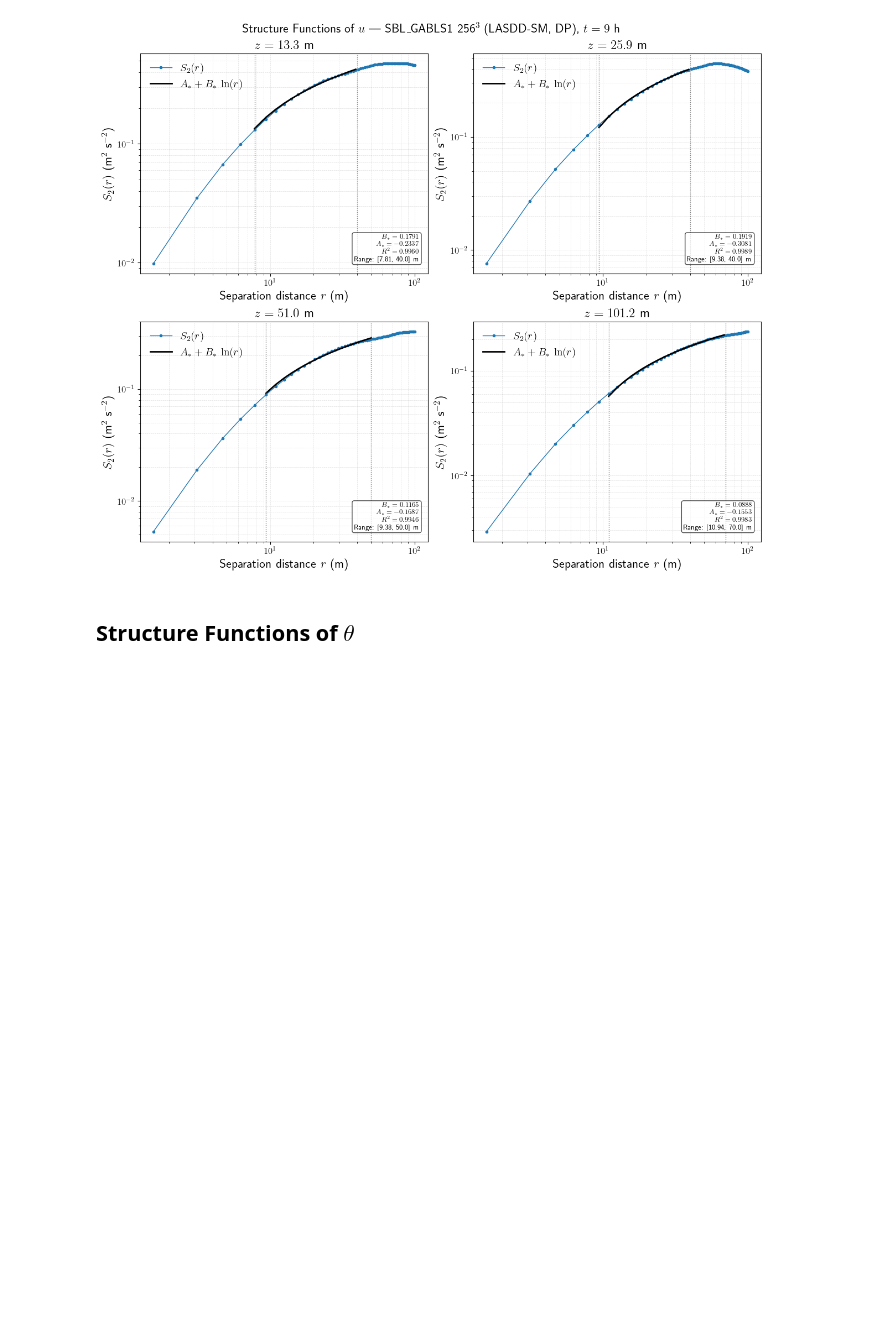
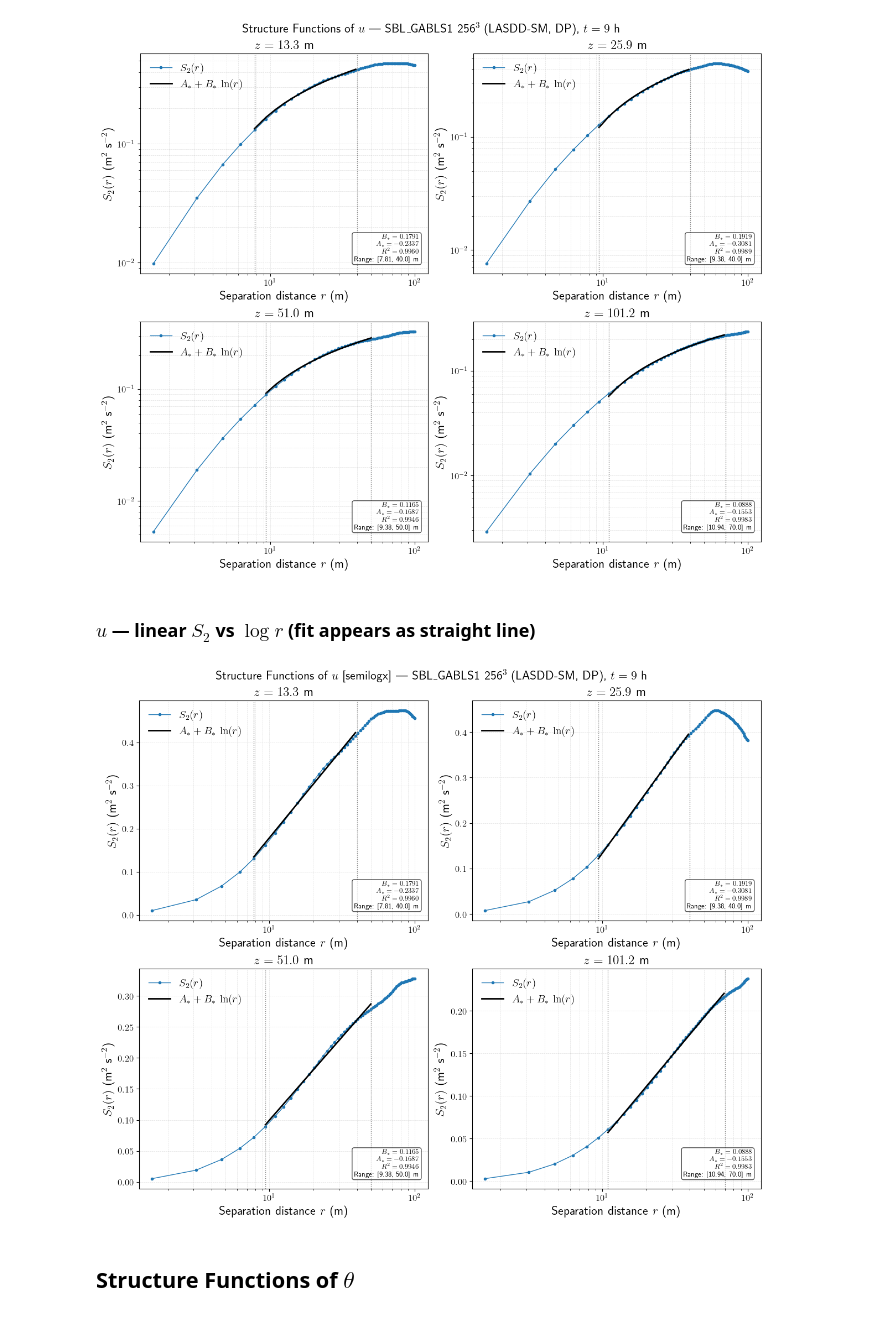
Before and after one commit to Sukantabasu/jax-alfa, a Jupyter notebook: docs/source/examples/SBL_GABLS1/notebooks/SBL_GABLS1_StructureFunctions_lnr.ipynb, the cells around one changed output. Saved outputs shown, nothing was run; the diff lists cells and outputs as text; code cells hidden in the pictures; blank space fills up the shorter version.

```diff
--- a/docs/source/examples/SBL_GABLS1/notebooks/SBL_GABLS1_StructureFunctions_lnr.ipynb
+++ b/docs/source/examples/SBL_GABLS1/notebooks/SBL_GABLS1_StructureFunctions_lnr.ipynb
@@ -79,29 +79,30 @@ dx = 1.5625 m
 ### Structure function and adaptive ln(r) fit
 # %%
 def StructureFunction1D_LES(X, max_r=None):
-    """Second-order longitudinal structure function along axis 0, averaged over axis 1."""
+    """Longitudinal structure functions (orders 1–4) along axis 0, averaged over axis 1.
+
+    Returns
+    -------
+    S  : ndarray (4, max_r) — S[q-1, r-1] = <|X(x+r) - X(x)|^q>  for q = 1, 2, 3, 4
+    rr : ndarray (max_r,)  — lag indices [1, 2, ..., max_r]
+    """
     NI, NJ = X.shape
     if max_r is None:
         max_r = NI - 1
     max_r = min(max_r, NI - 1)
-    S = np.zeros((3, max_r))
+    S = np.zeros((4, max_r))
     for r in range(1, max_r + 1):
         d = np.abs(X[r:, :] - X[:NI - r, :])
         S[0, r - 1] = d.mean()
         S[1, r - 1] = (d ** 2).mean()
         S[2, r - 1] = (d ** 3).mean()
+        S[3, r - 1] = (d ** 4).mean()
     rr = np.arange(1, max_r + 1)
     return S, rr
 
 
 def fit_lnr(r_m, S2, r_lo, r_hi):
     """Fit S2 = A* + B* * ln(r) over the prescribed range [r_lo, r_hi].
-
-    Parameters
-    ----------
-    r_m        : 1-D array of all separations (m)
-    S2         : 1-D array of second-order structure function values
-    r_lo, r_hi : fit range endpoints (m)
 
     Returns
     -------
@@ -181,6 +182,51 @@ u  z=25.9   m: B*=0.1919, A*=-0.3081, R2=0.9989
 u  z=51.0   m: B*=0.1165, A*=-0.1687, R2=0.9946
 u  z=101.2  m: B*=0.0888, A*=-0.1553, R2=0.9983
 [figure]
+# %% [markdown]
+### $u$ — linear $S_2$ vs $\log r$ (fit appears as straight line)
+# %%
+fig, axs = plt.subplots(2, 2, figsize=(12, 10), constrained_layout=True)
+axs = axs.flatten()
+
+max_r = nx // 4
+min_r = 1
+
+for i, k in enumerate(k_levels):
+    S, rr    = StructureFunction1D_LES(u3D[:, :, k], max_r=max_r)
+    r_m      = rr * dx
+    r_m_plot = r_m[min_r - 1:]
+    S2_plot  = S[1, min_r - 1:]
+
+    Bstar, Astar, R2, mask = fit_lnr(r_m_plot, S2_plot, r_lo_u[i], r_hi_u[i])
+    S2_fit = Astar + Bstar * np.log(r_m_plot[mask])
+
+    ax = axs[i]
+    ax.semilogx(r_m_plot, S2_plot, color='tab:blue', marker='o',
+                markevery=1, markersize=3, linewidth=1.0, label=r'$S_2(r)$')
+    ax.semilogx(r_m_plot[mask], S2_fit, 'k-', linewidth=2.0,
+                label=r'$A_* + B_*\,\ln(r)$')
+
+    ax.axvline(r_lo_u[i], color='gray', linestyle=':', linewidth=1.0)
+    ax.axvline(r_hi_u[i], color='gray', linestyle=':', linewidth=1.0)
+
+    info = (f'$B_*={Bstar:.4f}$\n'
+            f'$A_*={Astar:.4f}$\n'
+            f'$R^2={R2:.4f}$\n'
+            f'Range: [{r_lo_u[i]:.2f}, {r_hi_u[i]:.1f}] m')
+    ax.text(0.97, 0.05, info, transform=ax.transAxes, fontsize=9,
+            va='bottom', ha='right',
+            bbox=dict(boxstyle='round,pad=0.3', fc='white', alpha=0.7))
+
+    ax.set_title(rf'$z = {z_labels[i]}$ m')
+    ax.set_xlabel(r'Separation distance $r$ (m)')
+    ax.set_ylabel(r'$S_2(r)$ (m$^2$ s$^{-2}$)')
+    ax.legend(frameon=False)
+    ax.grid(True, which='both', ls='--', alpha=0.4)
+
+fig.suptitle(r'Structure Functions of $u$ [semilogx] — SBL\_GABLS1 256$^3$ (LASDD-SM, DP), $t=9$ h', fontsize=16)
+plt.show()
+# %% [output]
+[figure, added]
 # %% [markdown]
 ## Structure Functions of $\theta$
 # %%
```
Also changed, not shown: parts of 7 cells of this notebook.
